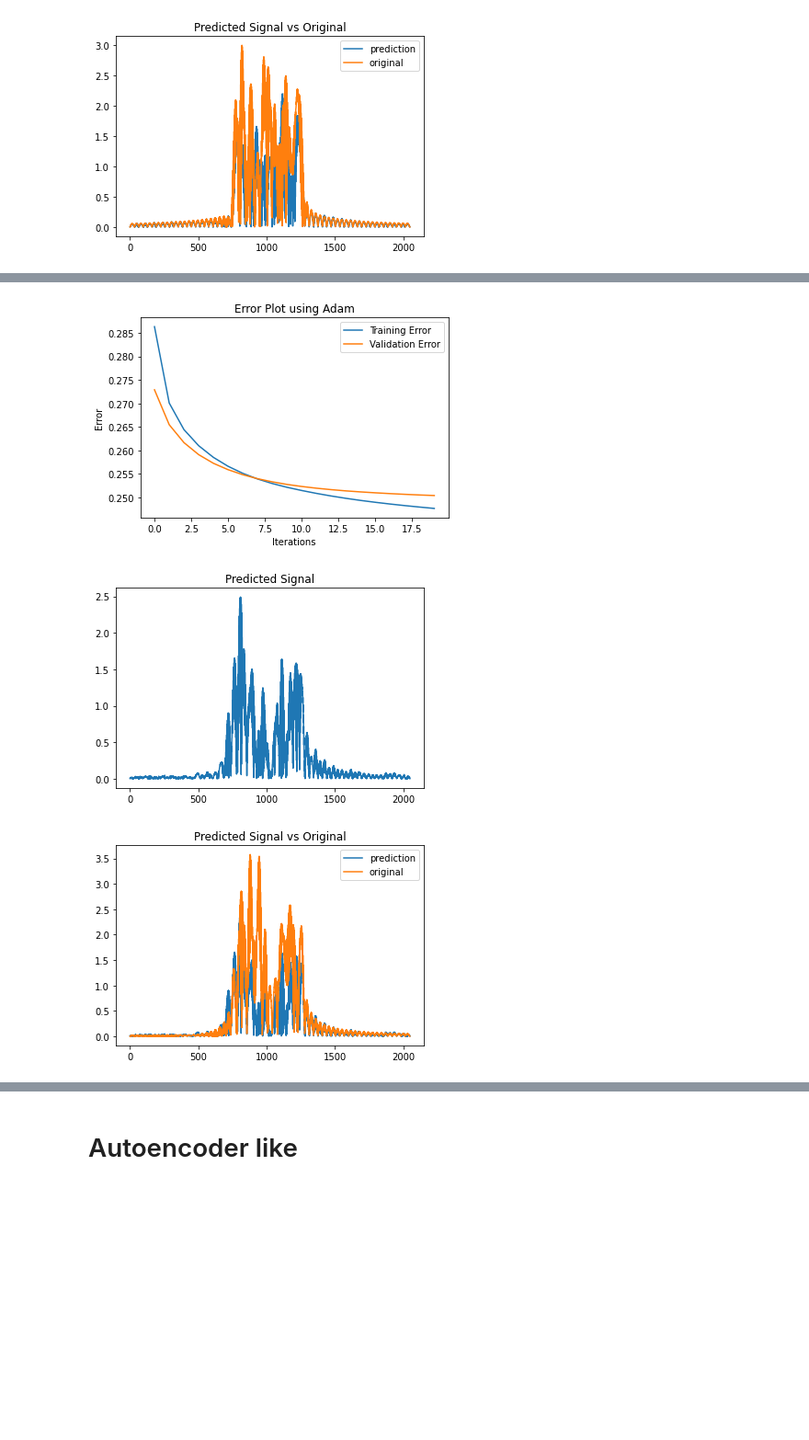
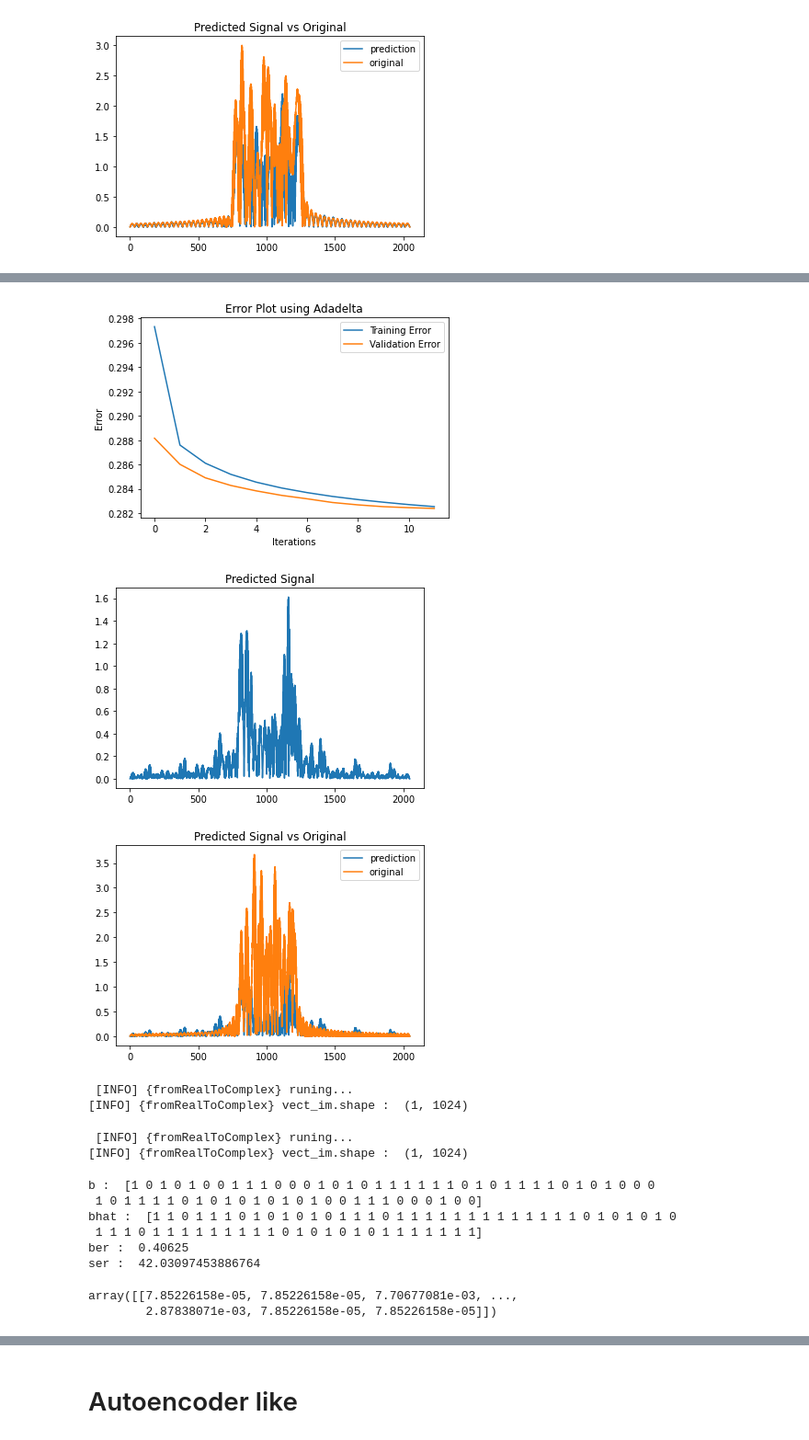
Before and after one commit to BounharAbdelaziz/Deep-Learning-for-solving-NLS-in-Telecommunication, a Jupyter notebook: notebooks/MLP.ipynb, the cells around one changed output, grey strips where cells are left out. Shown at 92% size. Saved outputs shown, nothing was run; the diff lists cells and outputs as text; code cells hidden in the pictures; blank space fills up the shorter version.

```diff
--- a/notebooks/MLP.ipynb
+++ b/notebooks/MLP.ipynb
@@ -205,0 +273,2 @@ y_te = np.squeeze(y_te)
+# %%
+X_train, X_test, y_train, y_test = get_prepared_mod_data()
@@ -433,0 +555,17 @@ plt.plot(np.abs(y_train[25000]))
+# %%
+optimizer = Adadelta()
+opti = 'Adadelta'
+n_features = 2048
+n_output = 2048
+rect_mlp_big = NeuralNetwork(optimizer=optimizer,
+                        loss=SquareLoss,
+                        validation_data=(X_test, y_test))
+# %%
+rect_mlp_big.add(Dense(32, input_shape=(n_features,)))
+rect_mlp_big.add(Activation('selu'))
+
+rect_mlp_big.add(Dense(n_output))
+rect_mlp_big.add(Activation('selu'))
+
+print ()
+rect_mlp_big.summary(name="MLP-rect-2*2048")
@@ -434,7 +586,7 @@ plt.plot(np.abs(y_train[25000]))
 # %%
 print("[INFO] Batch size : ", batch_size)
 print("[INFO] Training epochs number : ", num_epochs)
-train_err_rect_deeper, val_err_rect_deeper = rect_mlp_deeper.fit(X_train, y_train, num_epochs, batch_size)
+train_err_rect_mlp_big2, val_err_rect_mlp_big2 = rect_mlp_big.fit(X_train, y_train, num_epochs, batch_size=batch_size)
 # %% [output]
 Training:   0% [                                               ] ETA:  --:--:--
 [INFO] Batch size :  64
@@ -463,7 +615,19 @@ Training:  25% [------------                                    ] ETA:  0:58:02
 # %%
 index_pred= 98
-y_pred = evals(rect_mlp_deeper, X_test, y_test, index_pred, opti, train_err_rect_deeper, val_err_rect_deeper)
+evals(rect_mlp_big, X_test, y_test, index_pred, opti, train_err_rect_mlp_big2, val_err_rect_mlp_big2)
 # %% [output]
-[figure, old version]
+[figure, new version]
-[figure, old version]
+[figure, new version]
-[figure, old version]
+[figure, new version]
+ [INFO] {fromRealToComplex} runing...
+[INFO] {fromRealToComplex} vect_im.shape :  (1, 1024)
+ [INFO] {fromRealToComplex} runing...
+[INFO] {fromRealToComplex} vect_im.shape :  (1, 1024)
+b :  [1 0 1 0 1 0 0 1 1 1 0 0 0 1 0 1 0 1 1 1 1 1 1 0 1 0 1 1 1 1 0 1 0 1 0 0 0
+ 1 0 1 1 1 1 0 1 0 1 0 1 0 1 0 1 0 0 1 1 1 0 0 0 1 0 0]
+bhat :  [1 1 0 1 1 1 0 1 0 1 0 1 0 1 1 1 0 1 1 1 1 1 1 1 1 1 1 1 1 1 0 1 0 1 0 1 0
+ 1 1 1 0 1 1 1 1 1 1 1 1 1 0 1 0 1 0 1 0 1 1 1 1 1 1 1]
+ber :  0.40625
+ser :  42.03097453886764
+array([[7.85226158e-05, 7.85226158e-05, 7.70677081e-03, ...,
+        2.87838071e-03, 7.85226158e-05, 7.85226158e-05]])
```
Also changed, not shown: parts of 84 cells of this notebook, 2 other files.
